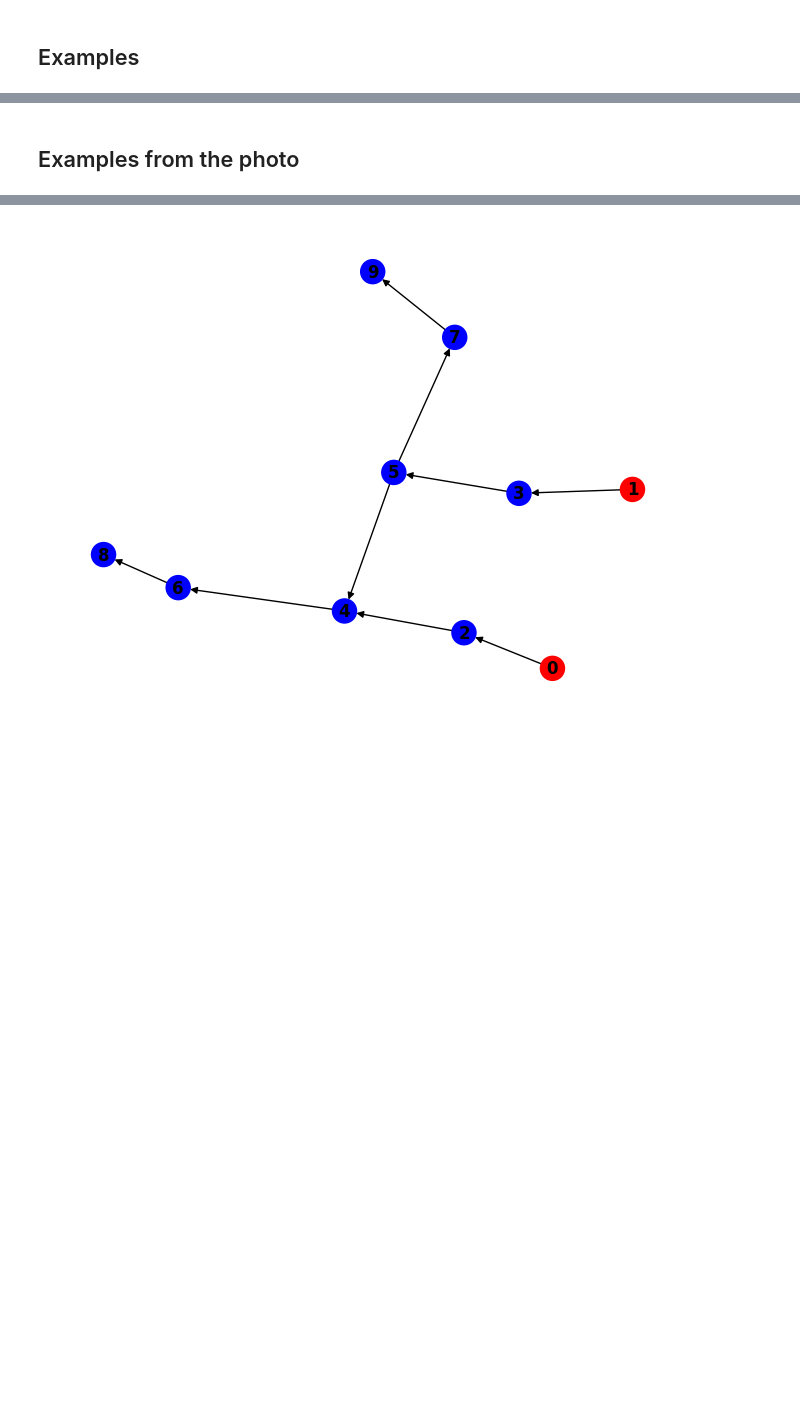
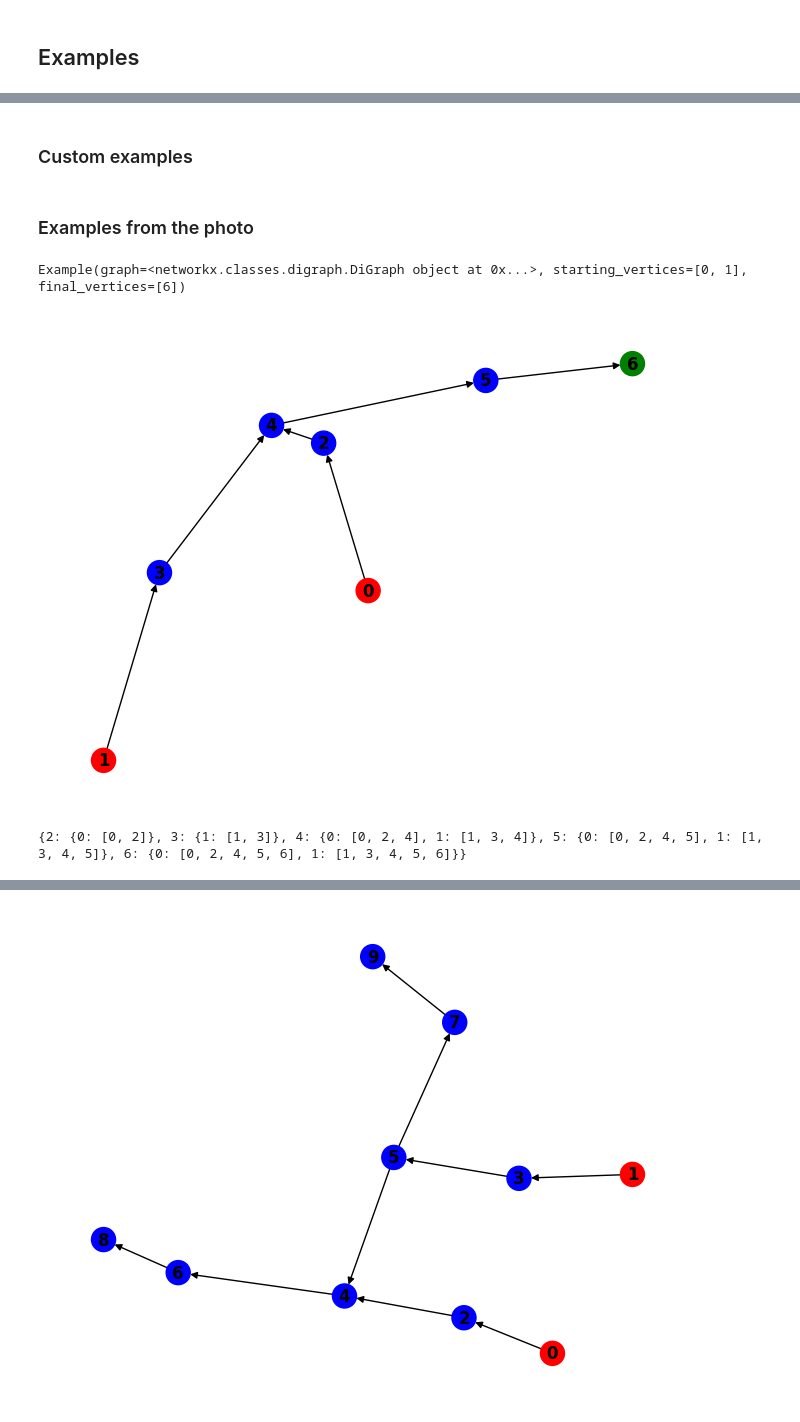
Before and after one commit to matiutd888/mgr, a Jupyter notebook: notebooks/magisterka_simulations.ipynb, the cells around one changed output, grey strips where cells are left out. Cells and saved outputs as stored; diff of their text form; code cells hidden in the pictures; blank space fills up the shorter version.

```diff
--- a/notebooks/magisterka_simulations.ipynb
+++ b/notebooks/magisterka_simulations.ipynb
@@ -6,8 +7,8 @@ import sys
 # %% [markdown]
 ## Utils functions
 # %%
-def draw_with_colors(graph, highlight_nodes = []):
-    node_colors = ['red' if node in highlight_nodes else 'blue' for node in graph.nodes()]
+def draw_with_colors(graph, highlight_nodes = [], even_more_nodes = []):
+    node_colors = ['red' if node in highlight_nodes else 'green' if node in even_more_nodes else 'blue' for node in graph.nodes()]
     nx.draw(graph, with_labels=True, font_weight='bold', node_color=node_colors)
     plt.show()
 
@@ -88,13 +89,13 @@ def optimized_build_parent_graph(graph, starting_nodes, _final_vertices):
 # %%
 def _extract_path_helper(node, curr_path, parent_graph, processed, starting_vertices):
     if node in starting_vertices:
-        return {(node, [node])}
+        return {node: [node]}
     ret = {}
     curr_path.add(node)
     for parent in parent_graph.neighbors(node):
         reachable_from_parent = set()
         if parent in processed:
-            reachable_from_parent = processed(n)
+            reachable_from_parent = processed[parent]
         elif parent not in curr_path:
             reachable_from_parent = _extract_path_helper(parent, curr_path.copy(), parent_graph, processed, starting_vertices)
         for starting_node, path in reachable_from_parent.items():
@@ -107,13 +108,16 @@ def _extract_path_helper(node, curr_path, parent_graph, processed, starting_vert
 def extract_path(parent_graph, starting_vertices, final_vertices):
     processed = dict()
     for f in final_vertices:
-        _extract_path_helper(f, {}, parent_graph, processed, starting_vertices)
+        _extract_path_helper(f, set(), parent_graph, processed, starting_vertices)
+    return processed
 # %% [markdown]
 ### Full flow
 # %%
 def find_paths(graph, starting_vertices, final_vertices):
     parent_graph_dict = optimized_build_parent_graph(graph, starting_vertices, final_vertices)
-    parent_graph = dict_to_networkx_graph(parent_graph_dict)
+    parent_graph = dict_to_nx_graph(parent_graph_dict)
+    ret = extract_path(parent_graph, starting_vertices, final_vertices)
+    return ret
 # %% [markdown]
 ## Simulation
 # %%
@@ -214,3 +210,9 @@ def handle_example(e):
         print("CYCLES DETECTED")
         for cycle in cycles:
             print(cycle)
+
+def run_full_flow(e):
+    print(e)
+    draw_with_colors(e.graph, e.starting_vertices, e.final_vertices)
+    paths = find_paths(e.graph, e.starting_vertices, e.final_vertices)
+    print(paths)
@@ -228,0 +219,2 @@ CYCLES DETECTED
+# %% [markdown]
+### Custom examples
@@ -229,2 +225,8 @@ CYCLES DETECTED
 # %% [markdown]
-## Examples from the photo
+### Examples from the photo
+# %%
+run_full_flow(e_1)
+# %% [output]
+Example(graph=<networkx.classes.digraph.DiGraph object at 0x...>, starting_vertices=[0, 1], final_vertices=[6])
+[figure, added]
+{2: {0: [0, 2]}, 3: {1: [1, 3]}, 4: {0: [0, 2, 4], 1: [1, 3, 4]}, 5: {0: [0, 2, 4, 5], 1: [1, 3, 4, 5]}, 6: {0: [0, 2, 4, 5, 6], 1: [1, 3, 4, 5, 6]}}
```
Also changed, not shown: parts of 11 cells of this notebook.
